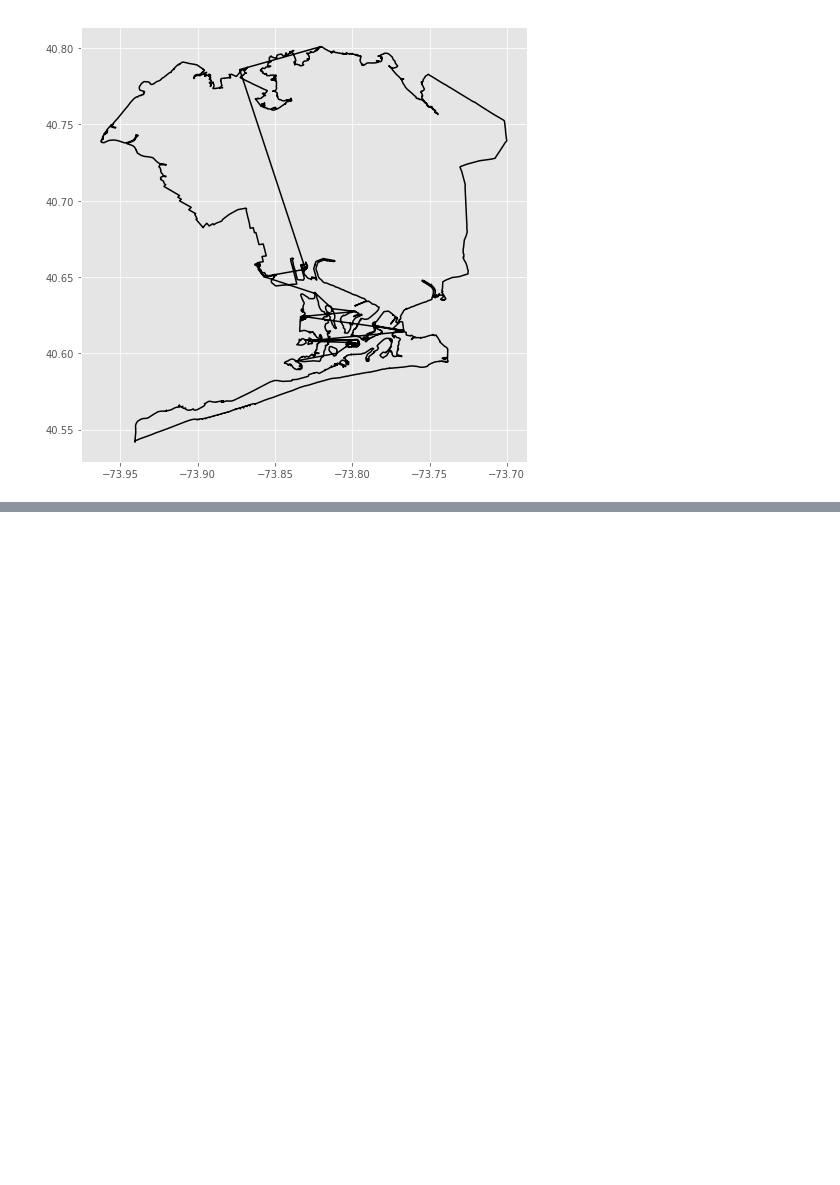
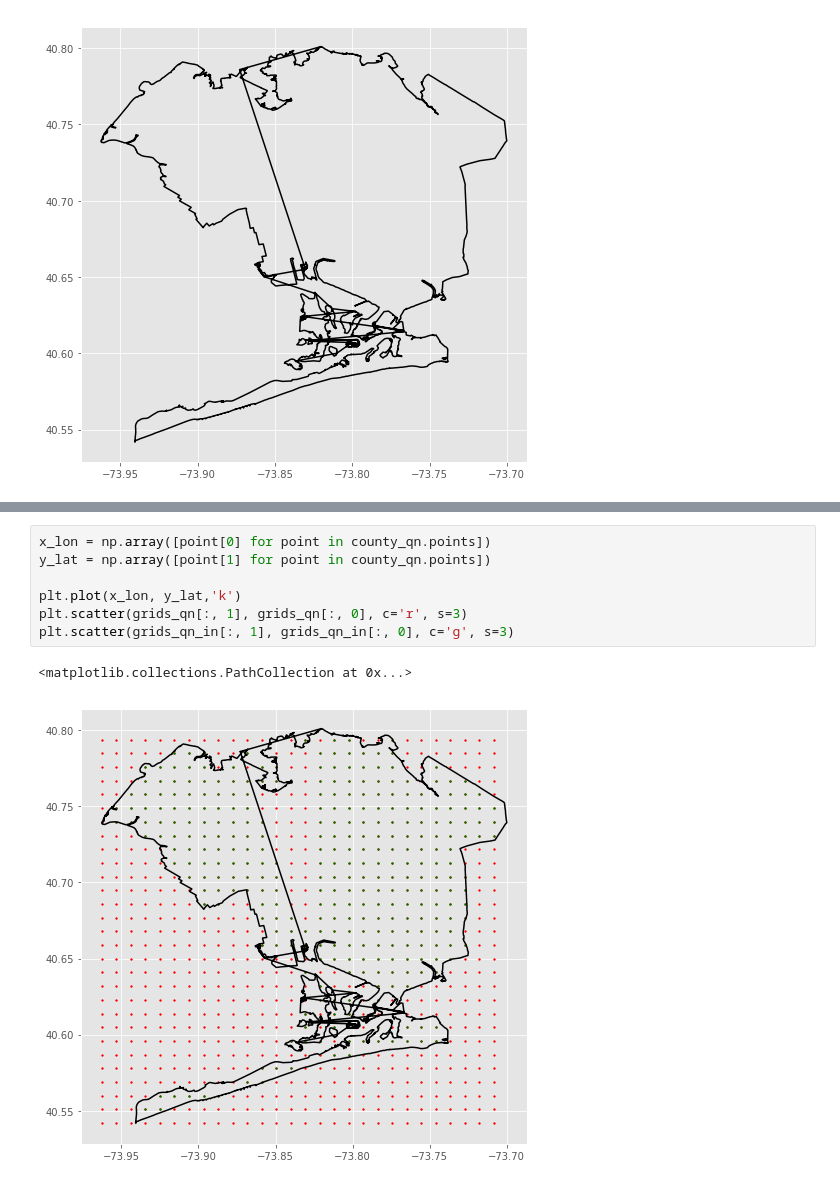
Before and after one commit to gokul-krishna/U-Net-Road-Detection, a Jupyter notebook: get_map_data.ipynb, the cells around one changed output, grey strips where cells are left out. Drawn from its saved outputs; the diff is of its cells as text; blank space fills up the shorter version.

```diff
--- a/get_map_data.ipynb
+++ b/get_map_data.ipynb
@@ -434,0 +433,10 @@ gc.collect()
+# %%
+x_lon = np.array([point[0] for point in county_qn.points])
+y_lat = np.array([point[1] for point in county_qn.points])
+
+plt.plot(x_lon, y_lat,'k')
+plt.scatter(grids_qn[:, 1], grids_qn[:, 0], c='r', s=3)
+plt.scatter(grids_qn_in[:, 1], grids_qn_in[:, 0], c='g', s=3)
+# %% [output]
+<matplotlib.collections.PathCollection at 0x...>
+[figure, added]
```
Also changed, not shown: parts of 11 cells of this notebook.
